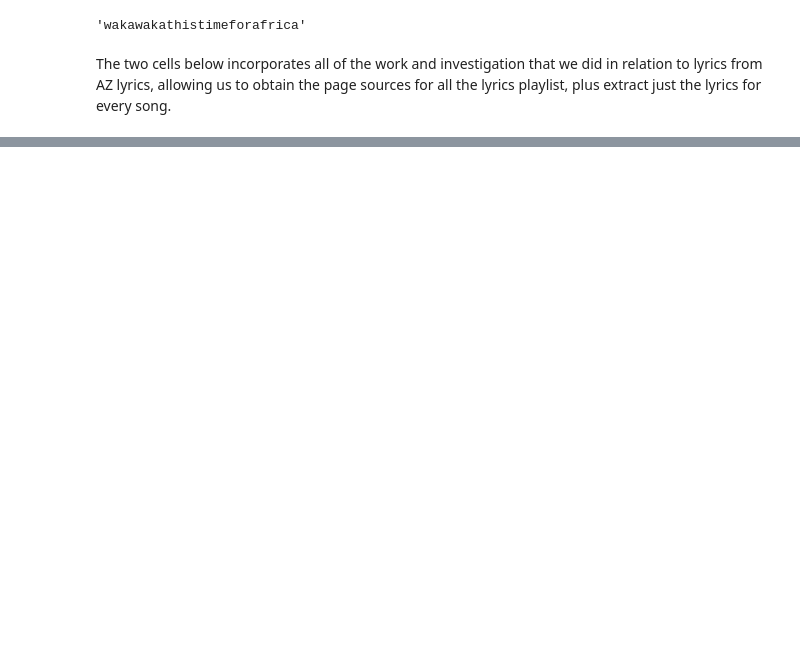
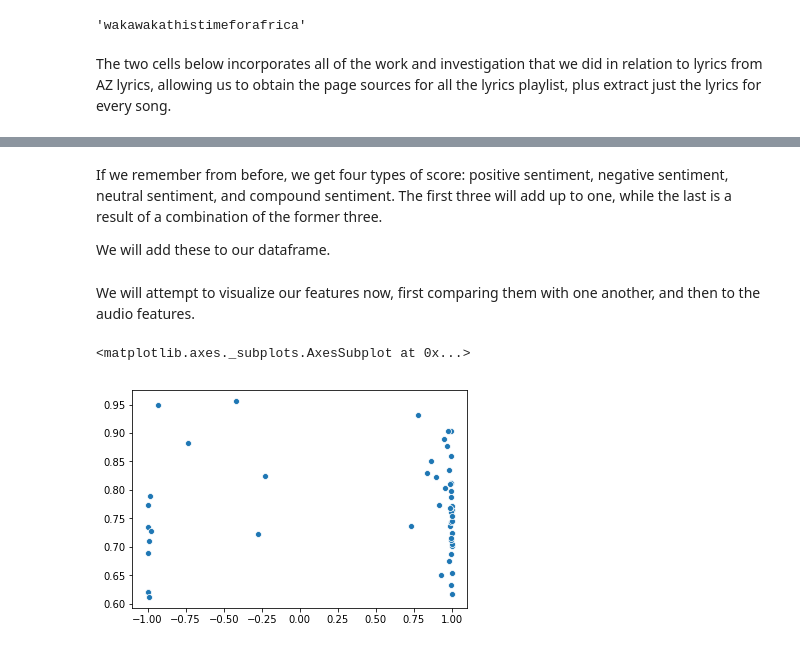
Before and after one commit to artunggal/SpotifyAnalysis, a Jupyter notebook: SentiAnalyzer.ipynb, the cells around one changed output, grey strips where cells are left out. Cells and saved outputs as stored; diff of their text form; code cells hidden in the pictures; blank space fills up the shorter version.

```diff
--- a/SentiAnalyzer.ipynb
+++ b/SentiAnalyzer.ipynb
@@ -41,6 +51,13 @@ for i in range(len(tens_df)):
     result = [x.strip() for x in tens_df.iloc[i]["Artists"].replace("[", "").replace("]", "").replace("'", "").split(",")]
     rsults.append(result)
 tens_df["Artists"] = rsults
+# %%
+to_change = ["acousticness", 'danceability', 'duration_ms', 'energy', 'instrumentalness',
+            'key', 'liveness', 'loudness', 'mode', 'speechiness', 'tempo',
+            'time_signature', 'valence']
+
+for column in to_change:
+    tens_df[column] = tens_df[column].astype(float)
 # %% [markdown]
 For our sentiment analysis, we will be using a package called VADER (Valence Aware Dictionary and sEntiment Reasoner). It is specifically geared toward uncovering sentiment in social media. This may not be the perfect sentiment analysis package, but this could be used to compare to another sentiment analysis tool in the future.
 # %%
@@ -344,0 +324,15 @@ sentiment_scores(lyrics[0][12])
+# %% [markdown]
+If we remember from before, we get four types of score: positive sentiment, negative sentiment, neutral sentiment, and compound sentiment. The first three will add up to one, while the last is a result of a combination of the former three.
+
+We will add these to our dataframe.
+# %%
+pos = []
+neg = []
+neu = []
+comp = []
+for x in lyrics:
+    sent = sentiment_scores(x)
+    pos.append(sent["pos"])
+    neg.append(sent["neg"])
+    neu.append(sent["neu"])
+    comp.append(sent["compound"])
@@ -344,0 +353,7 @@ sentiment_scores(lyrics[0][12])
+# %% [markdown]
+We will attempt to visualize our features now, first comparing them with one another, and then to the audio features.
+# %%
+sns.scatterplot(comp, neu)
+# %% [output]
+<matplotlib.axes._subplots.AxesSubplot at 0x...>
+[figure, added]
```
Also changed, not shown: parts of 28 cells of this notebook.
